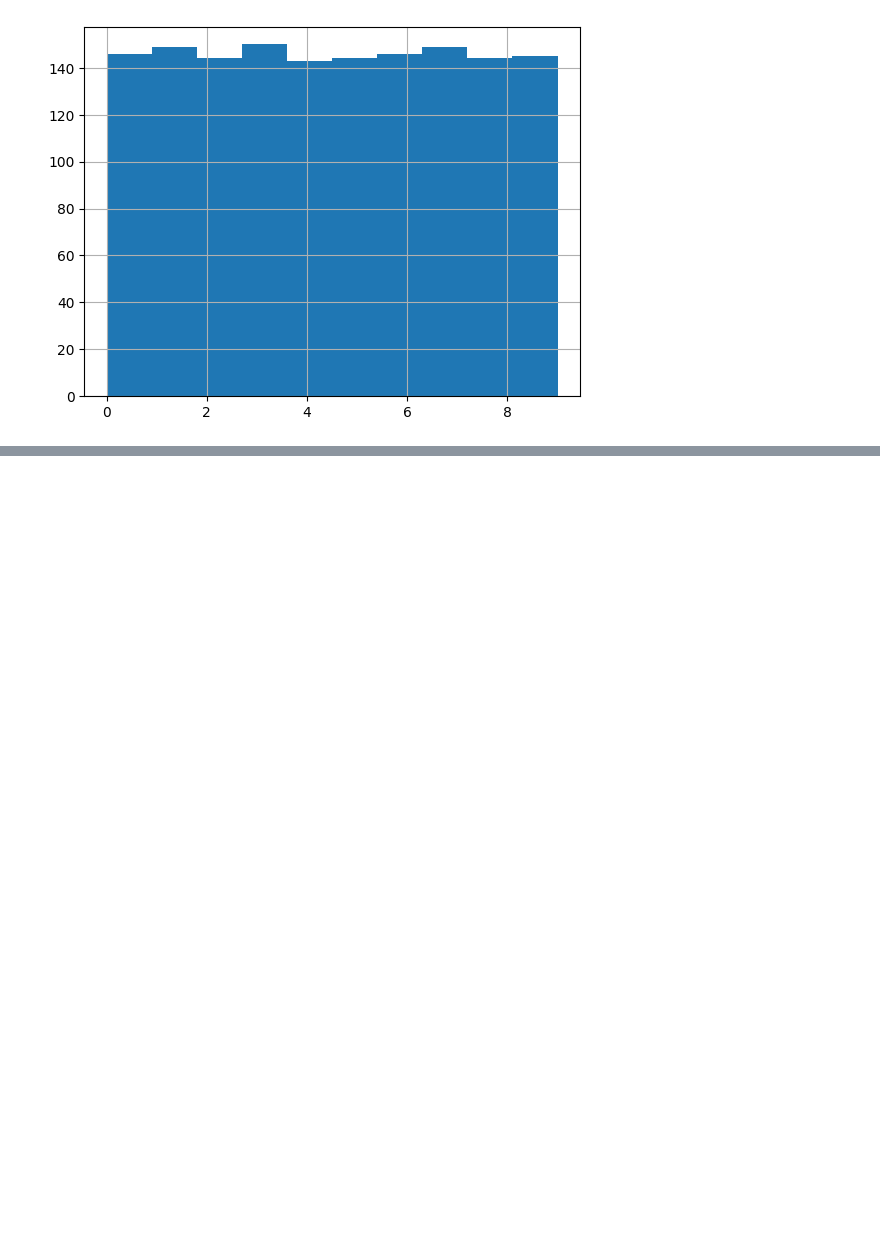
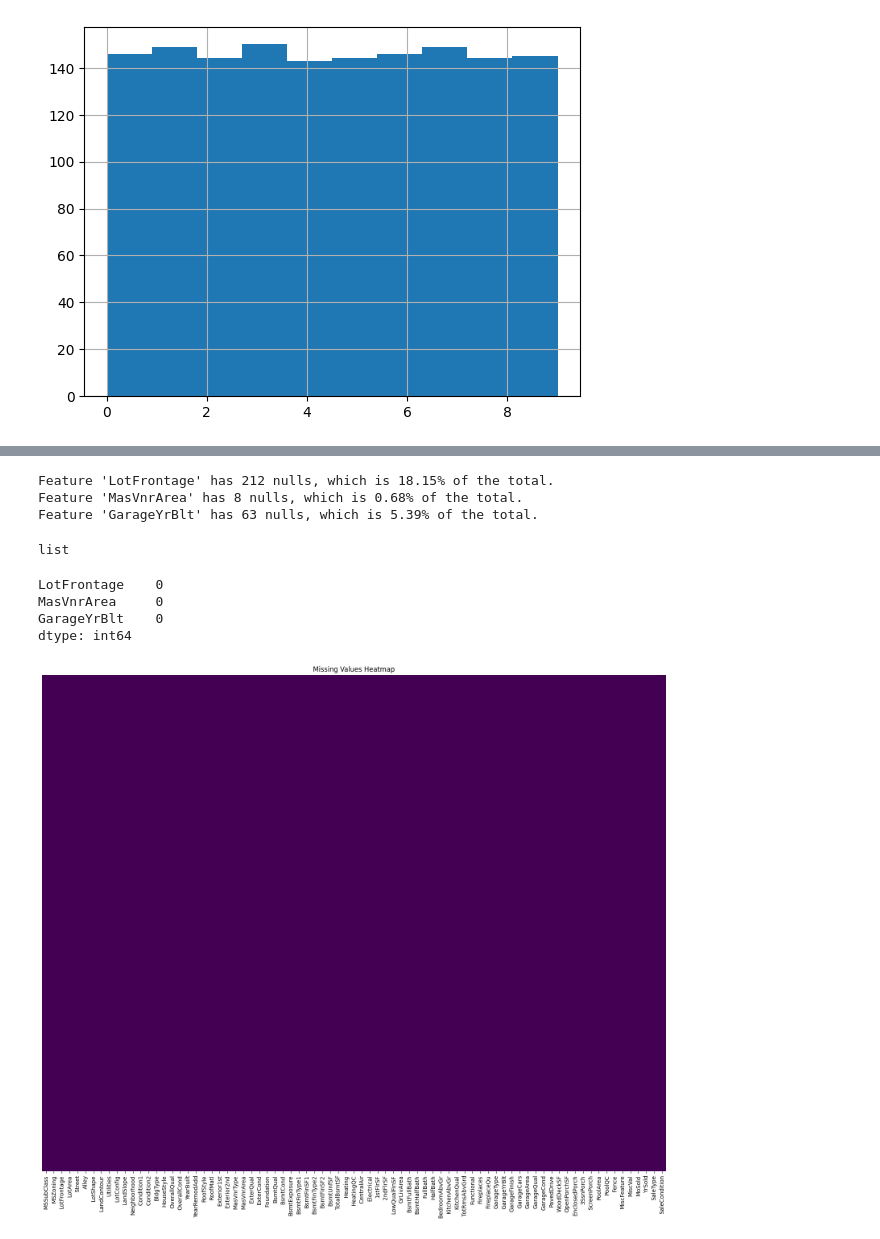
Before and after one commit to arkadiuszkulpa/House_prediction, a Jupyter notebook: Kaggle_Housing_price_prediction.ipynb, the cells around one changed output, grey strips where cells are left out. Drawn from its saved outputs; the diff is of its cells as text; code cells hidden in the pictures; blank space fills up the shorter version.

```diff
--- a/Kaggle_Housing_price_prediction.ipynb
+++ b/Kaggle_Housing_price_prediction.ipynb
@@ -636,0 +459,46 @@ dtype: int64
+# %%
+features_to_impute_dict = preprocessing.check_null_population(0, X_train)
+# %% [output]
+Feature 'LotFrontage' has 212 nulls, which is 18.15% of the total.
+Feature 'MasVnrArea' has 8 nulls, which is 0.68% of the total.
+Feature 'GarageYrBlt' has 63 nulls, which is 5.39% of the total.
+# %%
+# Impute remaining nulls using knn
+from sklearn.impute import KNNImputer
+from sklearn.preprocessing import StandardScaler
+
+import pandas as pd
+import numpy as np
+
+features_to_impute = list(features_to_impute_dict.keys())
+display(type(features_to_impute))
+# %% [output]
+list
+# %%
+df_knn = X_train[features_to_impute]
+# %%
+scaler = StandardScaler()
+df_knn_scaled = scaler.fit_transform(df_knn)
+# %%
+imputer = KNNImputer(n_neighbors=5)  # Choose k based on dataset size
+df_knn_imputed = imputer.fit_transform(df_knn_scaled)
+# %%
+df_knn_original = scaler.inverse_transform(df_knn_imputed)
+X_train[features_to_impute] = df_knn_original  # Update original dataframe
+# %%
+print(X_train[features_to_impute].isnull().sum())
+# %% [output]
+LotFrontage    0
+MasVnrArea     0
+GarageYrBlt    0
+dtype: int64
+# %%
+import seaborn as sns
+import matplotlib.pyplot as plt
+
+plt.figure(figsize=(20,16))
+sns.heatmap(X_train.isnull(), cmap="viridis", cbar=False, yticklabels=False)
+plt.title("Missing Values Heatmap")
+plt.show()
+# %% [output]
+[figure, added]
```
Also changed, not shown: parts of 129 cells of this notebook.
